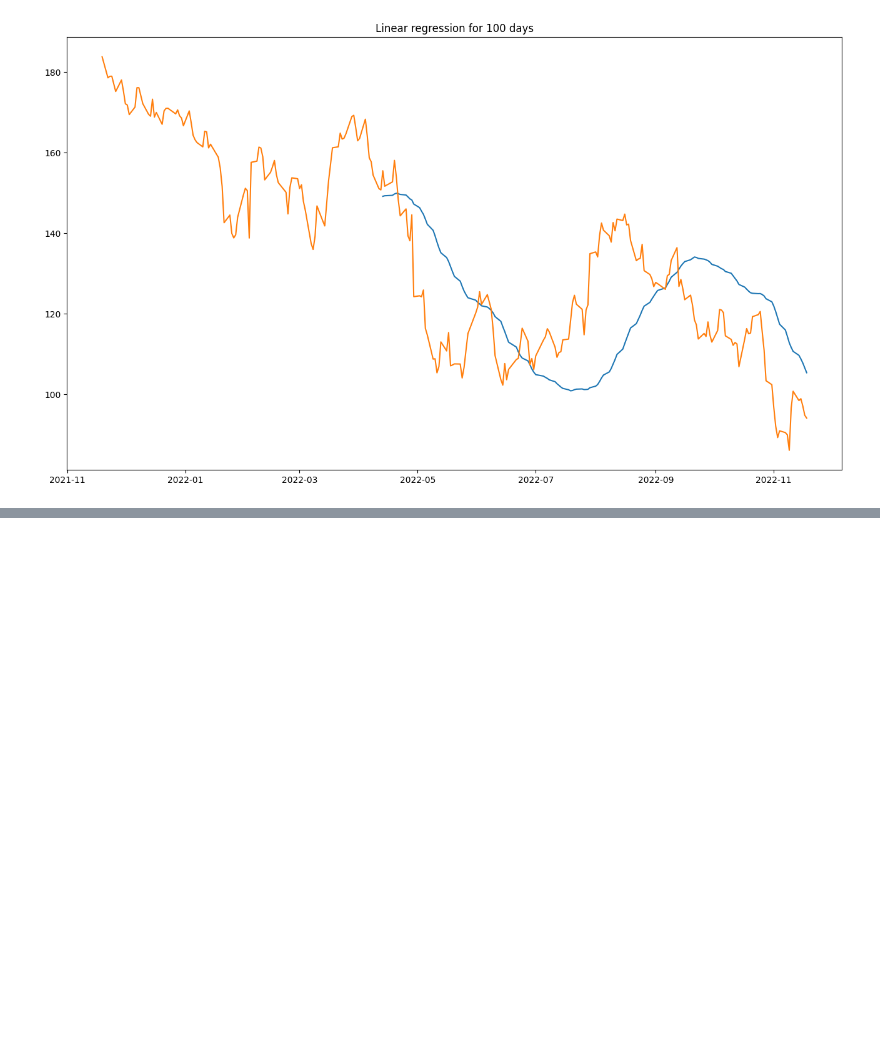
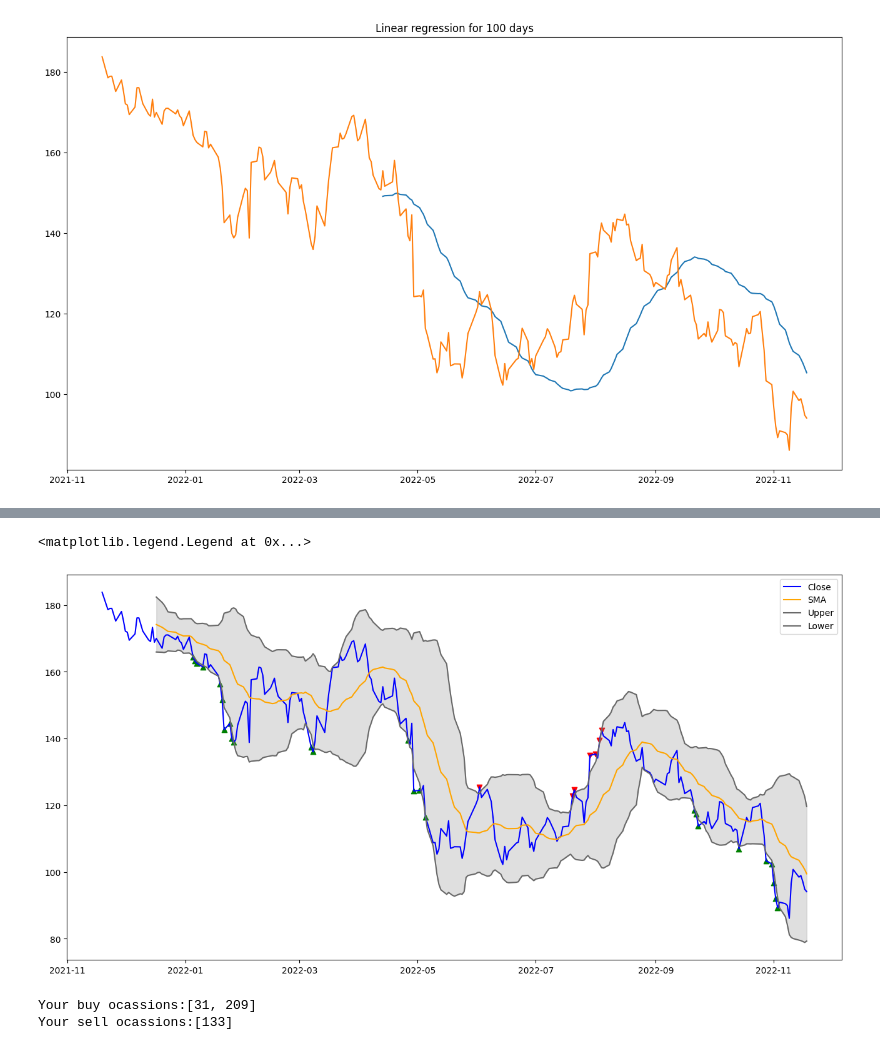
Before and after one commit to Jose-Sabater/marketeer, a Jupyter notebook: stocks/stock_analysis.ipynb, the cells around one changed output, grey strips where cells are left out. Saved outputs shown, nothing was run; the diff lists cells and outputs as text; code cells hidden in the pictures; blank space fills up the shorter version.

```diff
--- a/stocks/stock_analysis.ipynb
+++ b/stocks/stock_analysis.ipynb
@@ -168,0 +147,5 @@ plt.show()
+# %%
+stock_hist["SMA"] = stock_hist["Close"].rolling(window=20).mean()
+stock_hist["stdev"] = stock_hist["Close"].rolling(window=20).std()
+stock_hist["Upper"] = stock_hist["SMA"] + 2 * stock_hist["stdev"]
+stock_hist["Lower"] = stock_hist["SMA"] - 2 * stock_hist["stdev"]
@@ -168,0 +154,36 @@ plt.show()
+# %%
+stock_hist["buy_signal"] = np.where(
+    stock_hist["Lower"] > stock_hist["Close"], True, False
+)
+stock_hist["sell_signal"] = np.where(
+    stock_hist["Upper"] < stock_hist["Close"], True, False
+)
+# %%
+fig, ax = plt.subplots(figsize=(16, 8))
+colors = ["blue", "orange", "dimgray", "dimgray"]
+ax.set_prop_cycle("color", colors)
+h = ax.plot(
+    stock_hist[["Close", "SMA", "Upper", "Lower"]],
+)
+# Find the buying points when the buying signal is true
+ax.scatter(
+    stock_hist[stock_hist["buy_signal"]].index,
+    stock_hist[stock_hist["buy_signal"]]["Close"],
+    marker="^",
+    color="g",
+)
+ax.scatter(
+    stock_hist[stock_hist["sell_signal"]].index,
+    stock_hist[stock_hist["sell_signal"]]["Close"],
+    marker="v",
+    color="r",
+)
+ax.fill_between(
+    stock_hist.index, stock_hist["Upper"], stock_hist["Lower"], color="grey", alpha=0.25
+)
+# for line, color in zip(h, colors):
+#     line.set_color(color)
+ax.legend(["Close", "SMA", "Upper", "Lower"])
+# %% [output]
+<matplotlib.legend.Legend at 0x...>
+[figure, added]
@@ -168,0 +205,6 @@ plt.show()
+# %%
+print(f"Your buy ocassions:{buys}")
+print(f"Your sell ocassions:{sells}")
+# %% [output]
+Your buy ocassions:[31, 209]
+Your sell ocassions:[133]
```
Also changed, not shown: parts of 14 cells of this notebook.
